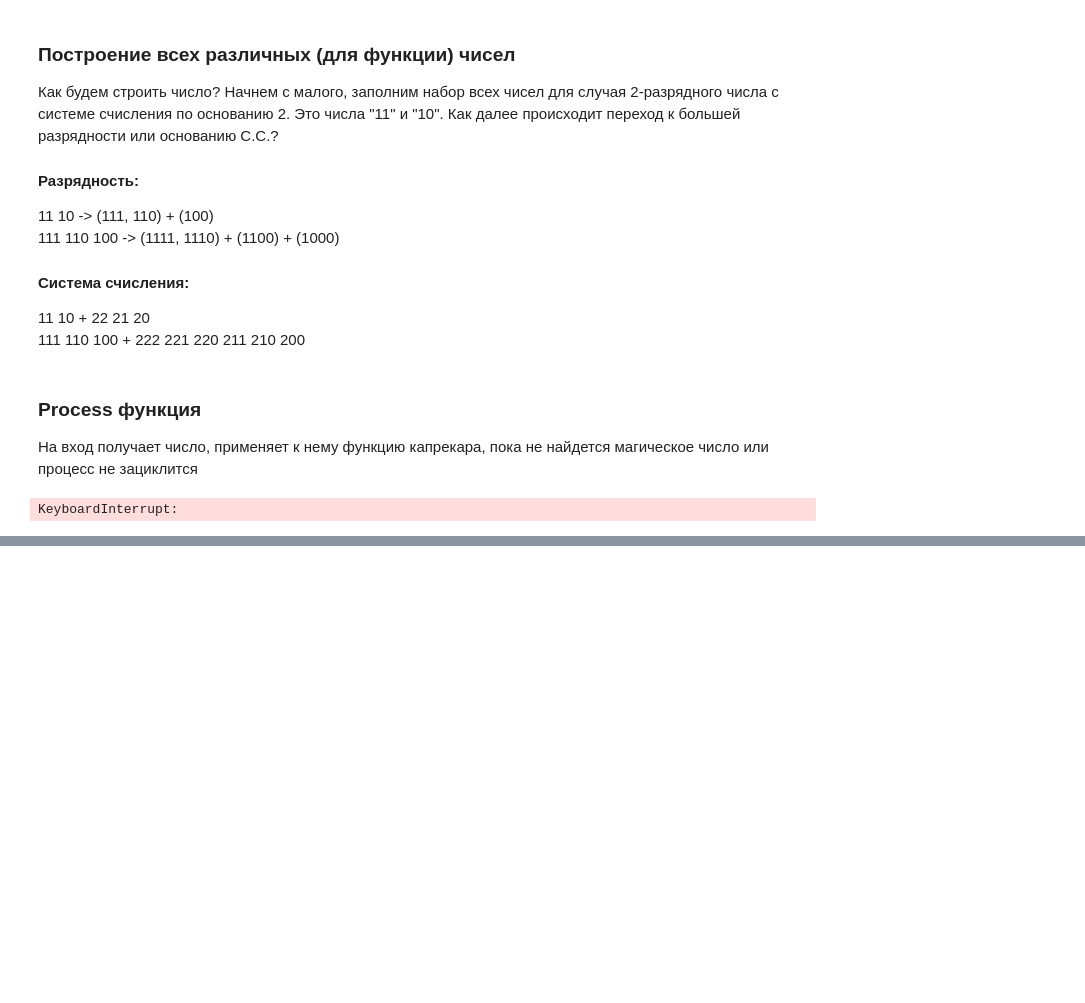
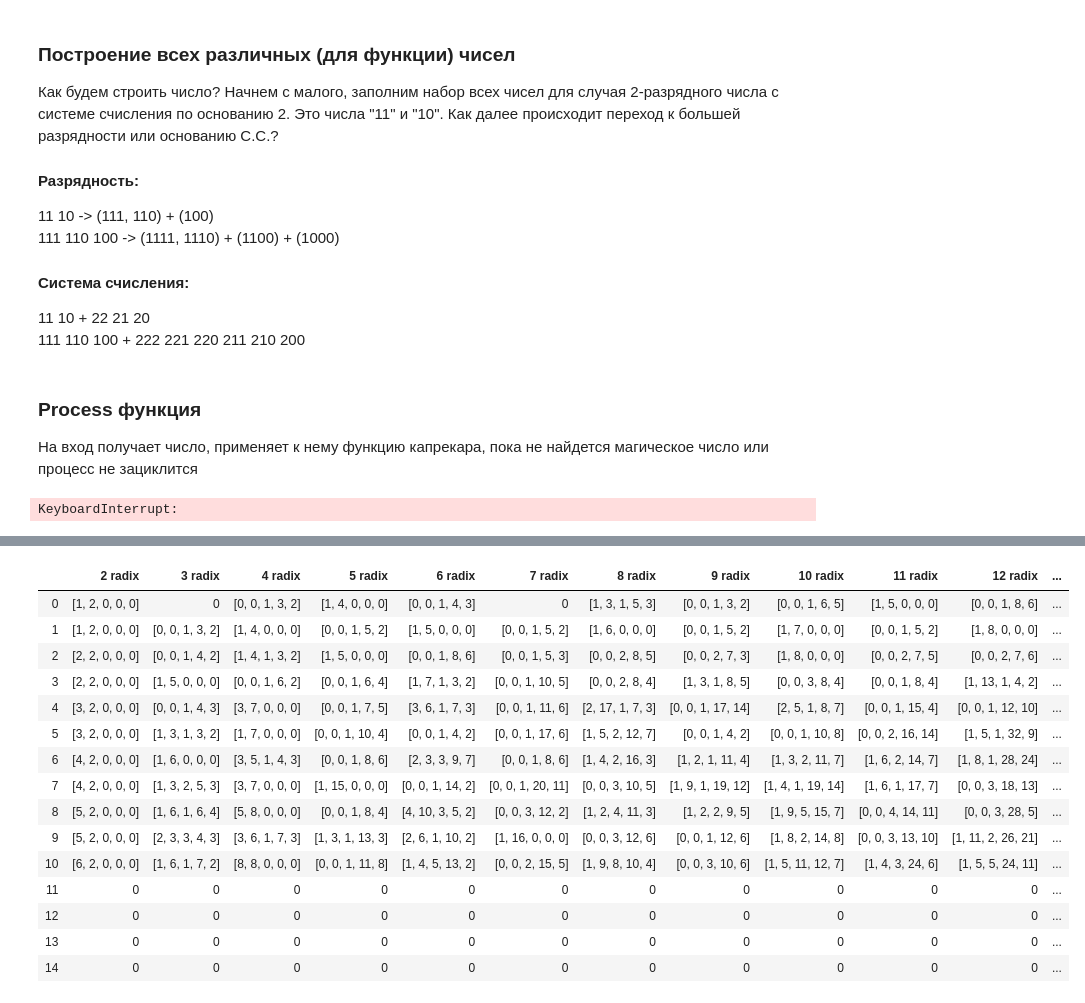
Before and after one commit to std-modelware/polytech-diskrete-2020, a Jupyter notebook: Smirnova Daria/kaprekar.ipynb, the cells around one changed output, grey strips where cells are left out. Cells and saved outputs as stored; diff of their text form; code cells hidden in the pictures; blank space fills up the shorter version.

```diff
--- a/Smirnova Daria/kaprekar.ipynb
+++ b/Smirnova Daria/kaprekar.ipynb
@@ -135,9 +138,9 @@ for d in range(2,17):
             collection.extend(add_r([],"", d, r))
         else: collection = start.copy()
         #print ("d = ",d,"r = ",r)
-        # 19 раз берем рандомные числа из collection, если их больше, чем batch_size, и находим магические числа или циклы
+        # 9 раз берем рандомные числа из collection, если их больше, чем batch_size, и находим магические числа или циклы
         # можно установить число побольше и подождать подольше =)
-        for n in range (20):
+        for n in range (10):
             if (len(collection) > batch_size):
                 order = np.random.permutation(len(collection))[0 : min(d * 5, batch_size)]
                 x = np.array(collection)[order]
@@ -192,0 +200,47 @@ Cycles
+# %%
+for v in Cycles:
+    row = len(v[0][0]) - 2
+    col = v[1] - 2
+    if (result[row][col] == 0):
+        result[row][col] = [0, 0, 1, v[2], len(v[0])]
+    elif (result[row][col][2] == 0):
+        result[row][col][2] = 1
+        result[row][col][3] = v[2]
+        result[row][col][4] = len(v[0])
+    else:
+        result[row][col][2] += 1
+        if (result[row][col][3] < v[2]):
+            result[row][col][3] = v[2]
+        if (result[row][col][4] < len(v[0])):
+            result[row][col][4] = len(v[0])
+# %%
+table = pd.DataFrame(result,
+                     columns = [str(d) + " radix" for d in range(2, 17)] )
+table
+
+# я посчитала только 14-значные числа, можно дождаться и 16-значных, я сделаю это чуть позже
+# такой формат записи в таблицу мне также кажется неуобным для чтения, потому что невполне очевидно значение
+# этих цифр в массиве list. (Постараюсь добавить строки вместо массивов)
+
+# 1 число - количество магических чисел
+# 2 число - максимальное количество шагов, за которое будет достигнуто магическое число
+# 3 число - количество циклов
+# 4 число - максимальное количество -\\- будет достигнут цикл
+# 5 число - наибольшая длина цикла
+# %% [output]
+|  | 2 radix | 3 radix | 4 radix | 5 radix | 6 radix | 7 radix | 8 radix | 9 radix | 10 radix | 11 radix | 12 radix | ... |
+| 0 | [1, 2, 0, 0, 0] | 0 | [0, 0, 1, 3, 2] | [1, 4, 0, 0, 0] | [0, 0, 1, 4, 3] | 0 | [1, 3, 1, 5, 3] | [0, 0, 1, 3, 2] | [0, 0, 1, 6, 5] | [1, 5, 0, 0, 0] | [0, 0, 1, 8, 6] | ... |
+| 1 | [1, 2, 0, 0, 0] | [0, 0, 1, 3, 2] | [1, 4, 0, 0, 0] | [0, 0, 1, 5, 2] | [1, 5, 0, 0, 0] | [0, 0, 1, 5, 2] | [1, 6, 0, 0, 0] | [0, 0, 1, 5, 2] | [1, 7, 0, 0, 0] | [0, 0, 1, 5, 2] | [1, 8, 0, 0, 0] | ... |
+| 2 | [2, 2, 0, 0, 0] | [0, 0, 1, 4, 2] | [1, 4, 1, 3, 2] | [1, 5, 0, 0, 0] | [0, 0, 1, 8, 6] | [0, 0, 1, 5, 3] | [0, 0, 2, 8, 5] | [0, 0, 2, 7, 3] | [1, 8, 0, 0, 0] | [0, 0, 2, 7, 5] | [0, 0, 2, 7, 6] | ... |
+| 3 | [2, 2, 0, 0, 0] | [1, 5, 0, 0, 0] | [0, 0, 1, 6, 2] | [0, 0, 1, 6, 4] | [1, 7, 1, 3, 2] | [0, 0, 1, 10, 5] | [0, 0, 2, 8, 4] | [1, 3, 1, 8, 5] | [0, 0, 3, 8, 4] | [0, 0, 1, 8, 4] | [1, 13, 1, 4, 2] | ... |
+| 4 | [3, 2, 0, 0, 0] | [0, 0, 1, 4, 3] | [3, 7, 0, 0, 0] | [0, 0, 1, 7, 5] | [3, 6, 1, 7, 3] | [0, 0, 1, 11, 6] | [2, 17, 1, 7, 3] | [0, 0, 1, 17, 14] | [2, 5, 1, 8, 7] | [0, 0, 1, 15, 4] | [0, 0, 1, 12, 10] | ... |
+| 5 | [3, 2, 0, 0, 0] | [1, 3, 1, 3, 2] | [1, 7, 0, 0, 0] | [0, 0, 1, 10, 4] | [0, 0, 1, 4, 2] | [0, 0, 1, 17, 6] | [1, 5, 2, 12, 7] | [0, 0, 1, 4, 2] | [0, 0, 1, 10, 8] | [0, 0, 2, 16, 14] | [1, 5, 1, 32, 9] | ... |
+| 6 | [4, 2, 0, 0, 0] | [1, 6, 0, 0, 0] | [3, 5, 1, 4, 3] | [0, 0, 1, 8, 6] | [2, 3, 3, 9, 7] | [0, 0, 1, 8, 6] | [1, 4, 2, 16, 3] | [1, 2, 1, 11, 4] | [1, 3, 2, 11, 7] | [1, 6, 2, 14, 7] | [1, 8, 1, 28, 24] | ... |
+| 7 | [4, 2, 0, 0, 0] | [1, 3, 2, 5, 3] | [3, 7, 0, 0, 0] | [1, 15, 0, 0, 0] | [0, 0, 1, 14, 2] | [0, 0, 1, 20, 11] | [0, 0, 3, 10, 5] | [1, 9, 1, 19, 12] | [1, 4, 1, 19, 14] | [1, 6, 1, 17, 7] | [0, 0, 3, 18, 13] | ... |
+| 8 | [5, 2, 0, 0, 0] | [1, 6, 1, 6, 4] | [5, 8, 0, 0, 0] | [0, 0, 1, 8, 4] | [4, 10, 3, 5, 2] | [0, 0, 3, 12, 2] | [1, 2, 4, 11, 3] | [1, 2, 2, 9, 5] | [1, 9, 5, 15, 7] | [0, 0, 4, 14, 11] | [0, 0, 3, 28, 5] | ... |
+| 9 | [5, 2, 0, 0, 0] | [2, 3, 3, 4, 3] | [3, 6, 1, 7, 3] | [1, 3, 1, 13, 3] | [2, 6, 1, 10, 2] | [1, 16, 0, 0, 0] | [0, 0, 3, 12, 6] | [0, 0, 1, 12, 6] | [1, 8, 2, 14, 8] | [0, 0, 3, 13, 10] | [1, 11, 2, 26, 21] | ... |
+| 10 | [6, 2, 0, 0, 0] | [1, 6, 1, 7, 2] | [8, 8, 0, 0, 0] | [0, 0, 1, 11, 8] | [1, 4, 5, 13, 2] | [0, 0, 2, 15, 5] | [1, 9, 8, 10, 4] | [0, 0, 3, 10, 6] | [1, 5, 11, 12, 7] | [1, 4, 3, 24, 6] | [1, 5, 5, 24, 11] | ... |
+| 11 | 0 | 0 | 0 | 0 | 0 | 0 | 0 | 0 | 0 | 0 | 0 | ... |
+| 12 | 0 | 0 | 0 | 0 | 0 | 0 | 0 | 0 | 0 | 0 | 0 | ... |
+| 13 | 0 | 0 | 0 | 0 | 0 | 0 | 0 | 0 | 0 | 0 | 0 | ... |
+| 14 | 0 | 0 | 0 | 0 | 0 | 0 | 0 | 0 | 0 | 0 | 0 | ... |
```
Also changed, not shown: parts of 6 cells of this notebook.
